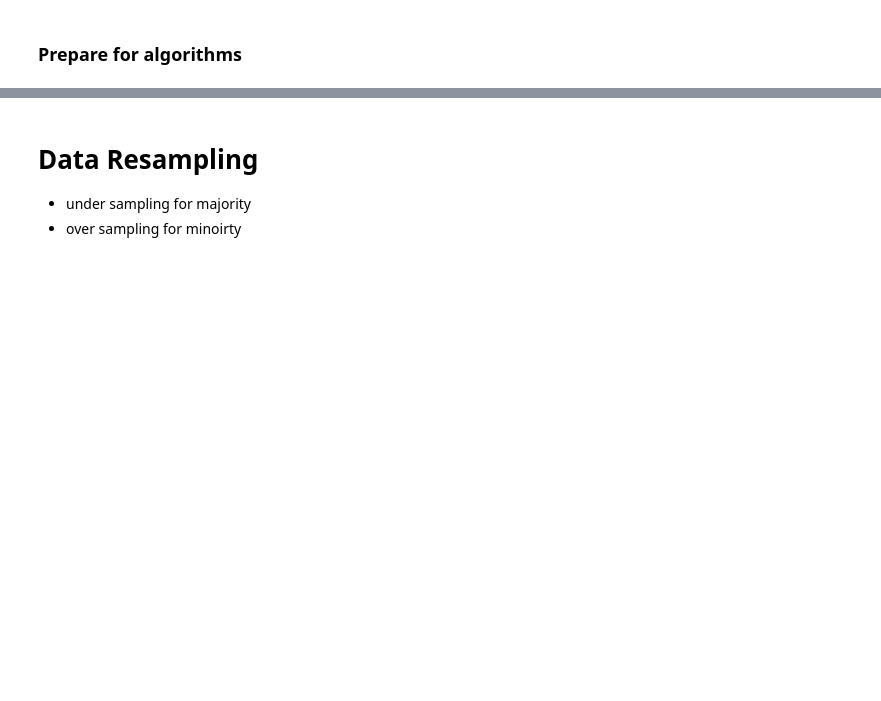
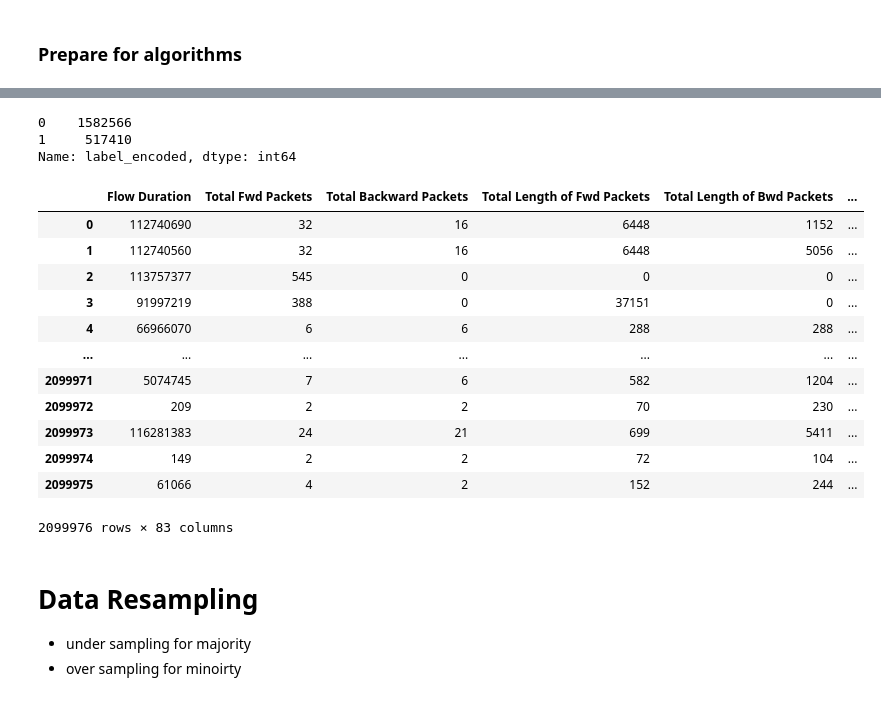
Before and after one commit to sandraaahuang/NIDS-netflowLog, a Jupyter notebook: data_preprocessing.ipynb, the cells around one changed output, grey strips where cells are left out. Saved outputs shown, nothing was run; the diff lists cells and outputs as text; code cells hidden in the pictures; blank space fills up the shorter version.

```diff
--- a/data_preprocessing.ipynb
+++ b/data_preprocessing.ipynb
@@ -737,0 +757,12 @@ pd.read_csv('results/data_2017_original')
+# %%
+df2017_corrected_y = df2017_corrected['label_encoded'].values
+#remove unneccessary and duplicate column
+df2017_corrected_X = df2017_corrected.drop(['id', 'Flow ID', 'Src IP', 'Src Port', 'Dst Port', 'Dst IP', 'Protocol', 'Timestamp', 'label_encoded', 'Label'], axis=1)
+data = pd.DataFrame(data=df2017_corrected_X)
+
+data['label_encoded'] = df2017_corrected_y
+data['label_encoded'].value_counts()
+# %% [output]
+0    1582566
+1     517410
+Name: label_encoded, dtype: int64
@@ -738,3 +771,19 @@ pd.read_csv('results/data_2017_original')
+# %%
+pd.read_parquet('results/data_2017_corrected.parquet', engine="fastparquet")
+# %% [output]
+|  | Flow Duration | Total Fwd Packets | Total Backward Packets | Total Length of Fwd Packets | Total Length of Bwd Packets | ... |
+| 0 | 112740690 | 32 | 16 | 6448 | 1152 | ... |
+| 1 | 112740560 | 32 | 16 | 6448 | 5056 | ... |
+| 2 | 113757377 | 545 | 0 | 0 | 0 | ... |
+| 3 | 91997219 | 388 | 0 | 37151 | 0 | ... |
+| 4 | 66966070 | 6 | 6 | 288 | 288 | ... |
+| ... | ... | ... | ... | ... | ... | ... |
+| 2099971 | 5074745 | 7 | 6 | 582 | 1204 | ... |
+| 2099972 | 209 | 2 | 2 | 70 | 230 | ... |
+| 2099973 | 116281383 | 24 | 21 | 699 | 5411 | ... |
+| 2099974 | 149 | 2 | 2 | 72 | 104 | ... |
+| 2099975 | 61066 | 4 | 2 | 152 | 244 | ... |
+2099976 rows × 83 columns
 # %% [markdown]
 # Data Resampling
 - under sampling for majority
```
Also changed, not shown: parts of 21 cells of this notebook.
